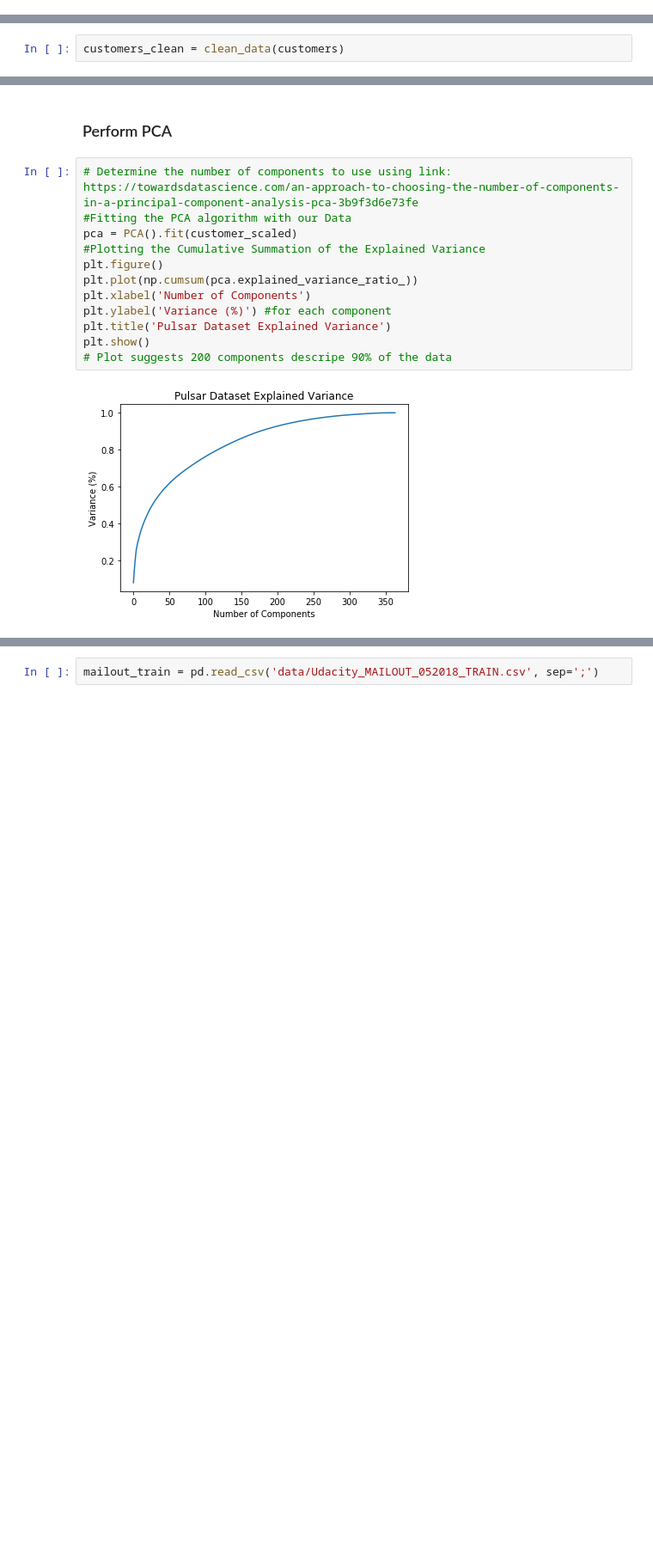
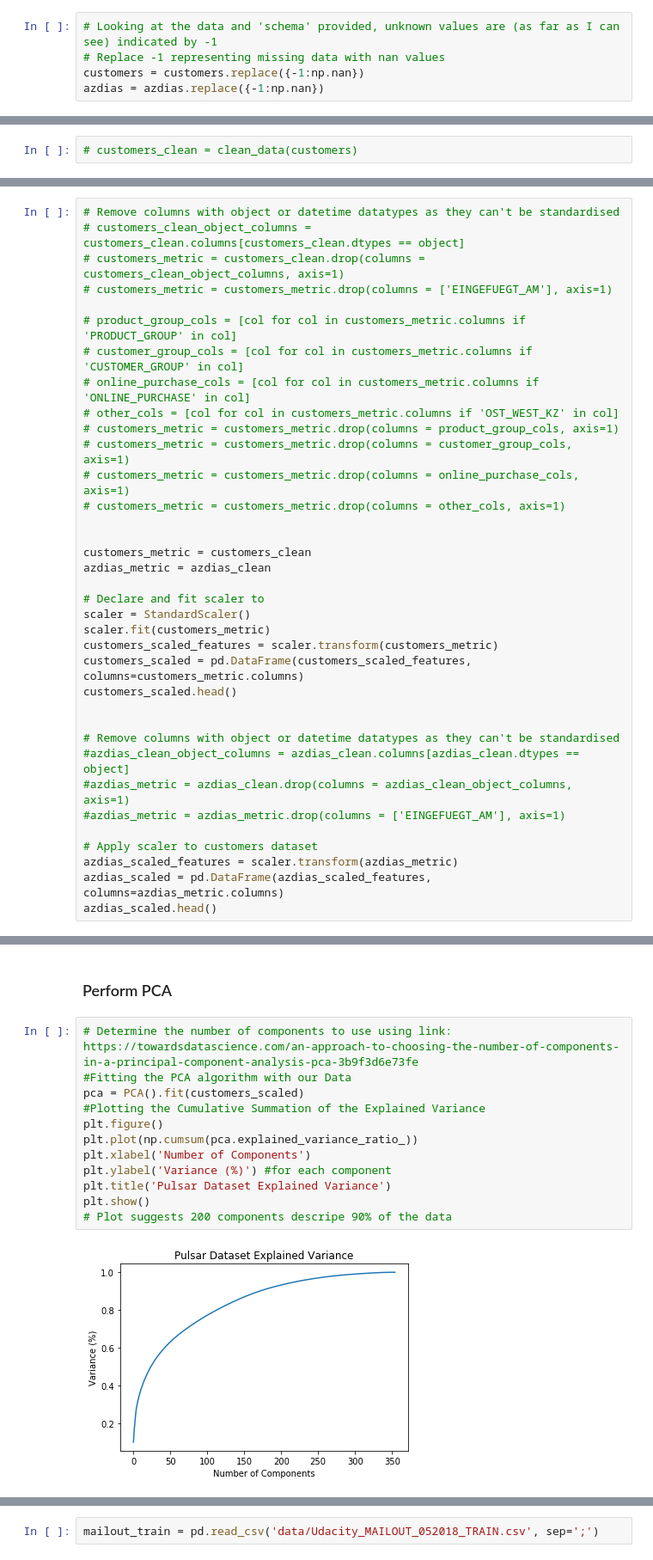
Before and after one commit to Phoebe-Macdonald/Arvato-Customer-Segmentation-Udacity-Capstone, a Jupyter notebook: Arvato Project Workbook.ipynb, the cells around one changed output, grey strips where cells are left out. Shown: that part at 86% size. Cells and saved outputs as stored; diff of their text form; blank space fills up the shorter version.

```diff
--- a/Arvato Project Workbook.ipynb
+++ b/Arvato Project Workbook.ipynb
@@ -135,0 +146,5 @@ azdias['EINGEFUEGT_AM'] =  pd.to_datetime(azdias['EINGEFUEGT_AM'], format='%Y-%m
+# %%
+# Looking at the data and 'schema' provided, unknown values are (as far as I can see) indicated by -1
+# Replace -1 representing missing data with nan values
+customers = customers.replace({-1:np.nan})
+azdias = azdias.replace({-1:np.nan})
@@ -285,3 +304,3 @@ customers = customers_copy
 # %%
-customers_clean = clean_data(customers)
+# customers_clean = clean_data(customers)
 # %%
@@ -384,0 +331,36 @@ azdias_scaled.head()
+# %%
+# Remove columns with object or datetime datatypes as they can't be standardised
+# customers_clean_object_columns = customers_clean.columns[customers_clean.dtypes == object]
+# customers_metric = customers_clean.drop(columns = customers_clean_object_columns, axis=1)
+# customers_metric = customers_metric.drop(columns = ['EINGEFUEGT_AM'], axis=1)
+
+# product_group_cols = [col for col in customers_metric.columns if 'PRODUCT_GROUP' in col]
+# customer_group_cols = [col for col in customers_metric.columns if 'CUSTOMER_GROUP' in col]
+# online_purchase_cols = [col for col in customers_metric.columns if 'ONLINE_PURCHASE' in col]
+# other_cols = [col for col in customers_metric.columns if 'OST_WEST_KZ' in col]
+# customers_metric = customers_metric.drop(columns = product_group_cols, axis=1)
+# customers_metric = customers_metric.drop(columns = customer_group_cols, axis=1)
+# customers_metric = customers_metric.drop(columns = online_purchase_cols, axis=1)
+# customers_metric = customers_metric.drop(columns = other_cols, axis=1)
+
+
+customers_metric = customers_clean
+azdias_metric = azdias_clean
+
+# Declare and fit scaler to
+scaler = StandardScaler()
+scaler.fit(customers_metric)
+customers_scaled_features = scaler.transform(customers_metric)
+customers_scaled = pd.DataFrame(customers_scaled_features, columns=customers_metric.columns)
+customers_scaled.head()
+
+
+# Remove columns with object or datetime datatypes as they can't be standardised
+#azdias_clean_object_columns = azdias_clean.columns[azdias_clean.dtypes == object]
+#azdias_metric = azdias_clean.drop(columns = azdias_clean_object_columns, axis=1)
+#azdias_metric = azdias_metric.drop(columns = ['EINGEFUEGT_AM'], axis=1)
+
+# Apply scaler to customers dataset
+azdias_scaled_features = scaler.transform(azdias_metric)
+azdias_scaled = pd.DataFrame(azdias_scaled_features, columns=azdias_metric.columns)
+azdias_scaled.head()
@@ -387,15 +377,15 @@ azdias_scaled.head()
 # %%
 # Determine the number of components to use using link: https://towardsdatascience.com/an-approach-to-choosing-the-number-of-components-in-a-principal-component-analysis-pca-3b9f3d6e73fe
 #Fitting the PCA algorithm with our Data
-pca = PCA().fit(customer_scaled)
+pca = PCA().fit(customers_scaled)
 #Plotting the Cumulative Summation of the Explained Variance
 plt.figure()
 plt.plot(np.cumsum(pca.explained_variance_ratio_))
 plt.xlabel('Number of Components')
 plt.ylabel('Variance (%)') #for each component
 plt.title('Pulsar Dataset Explained Variance')
 plt.show()
 # Plot suggests 200 components descripe 90% of the data
 # %% [output]
-[figure, old version]
+[figure, new version]
 # %%
```
Also changed, not shown: parts of 52 cells of this notebook, 1 other file.
